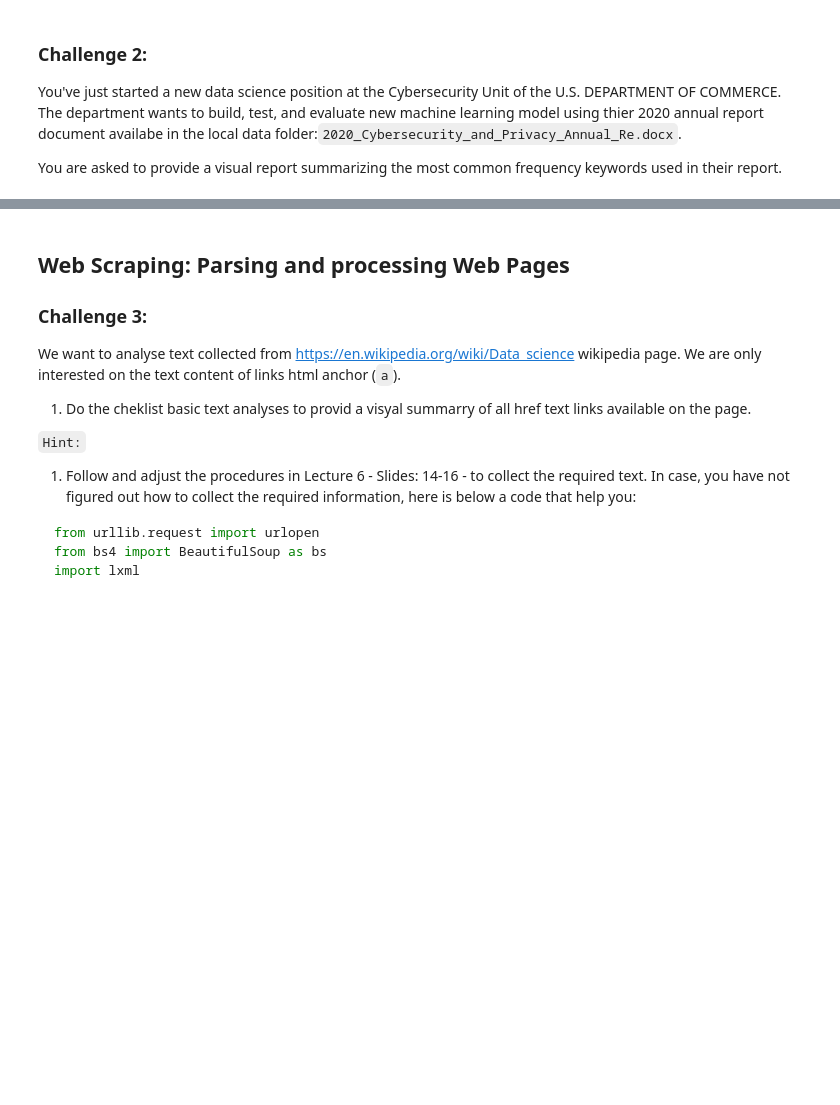
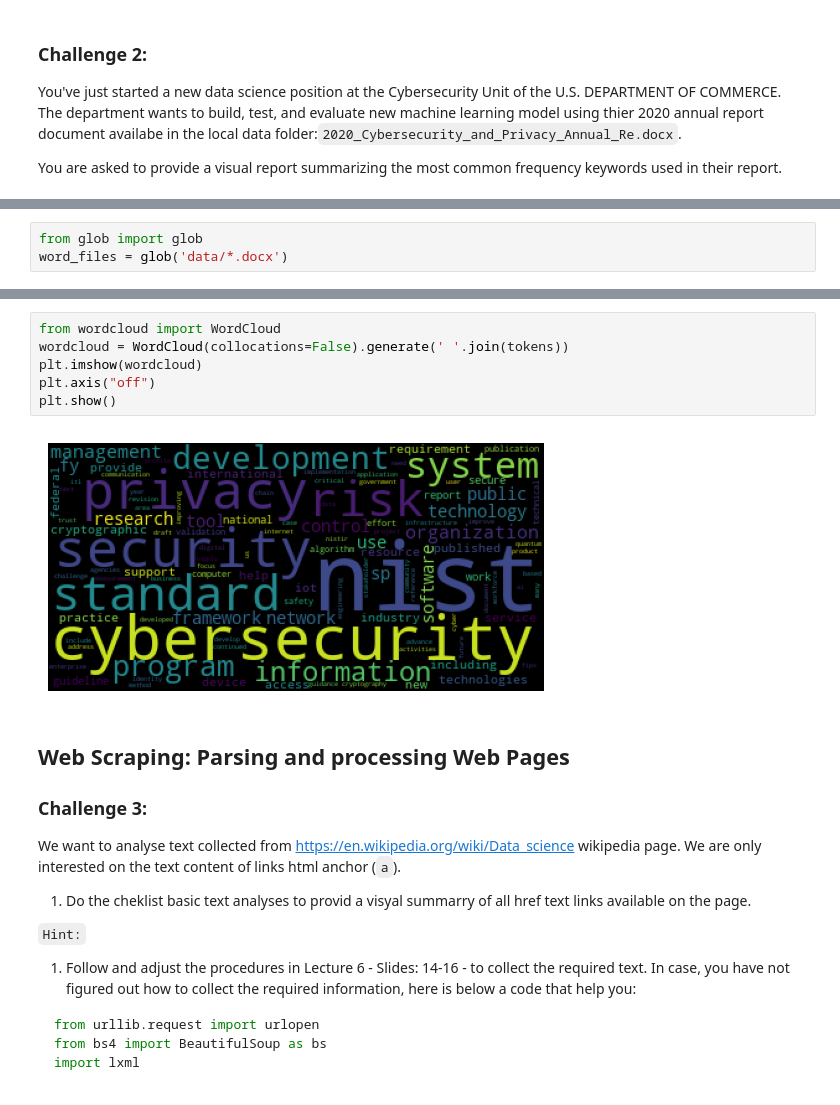
Before and after one commit to SenhadjiMSaid/Software-Engineering-for-Data-Science, a Jupyter notebook: SEDS_Lab6/SEDS_Lab6.ipynb, the cells around one changed output, grey strips where cells are left out. Drawn from its saved outputs; the diff is of its cells as text; blank space fills up the shorter version.

```diff
--- a/SEDS_Lab6/SEDS_Lab6.ipynb
+++ b/SEDS_Lab6/SEDS_Lab6.ipynb
@@ -53,0 +89,3 @@ You are asked to provide a visual report summarizing the most common frequency k
+# %%
+from glob import glob
+word_files = glob('data/*.docx')
@@ -54,3 +181,11 @@ You are asked to provide a visual report summarizing the most common frequency k
+# %%
+from wordcloud import WordCloud
+wordcloud = WordCloud(collocations=False).generate(' '.join(tokens))
+plt.imshow(wordcloud)
+plt.axis("off")
+plt.show()
+# %% [output]
+[figure, added]
 # %% [markdown]
 ## Web Scraping: Parsing and processing Web Pages
 ### Challenge 3:
```
Also changed, not shown: parts of 19 cells of this notebook, 1 other file.
